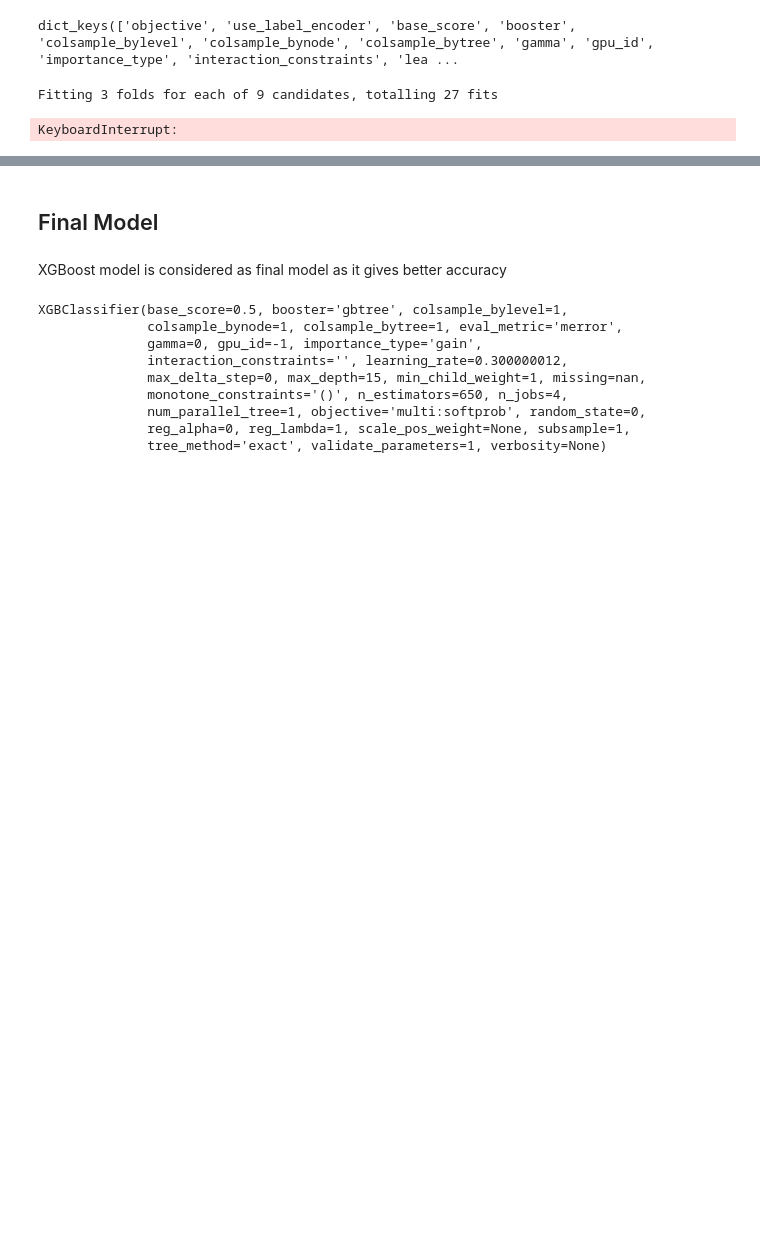
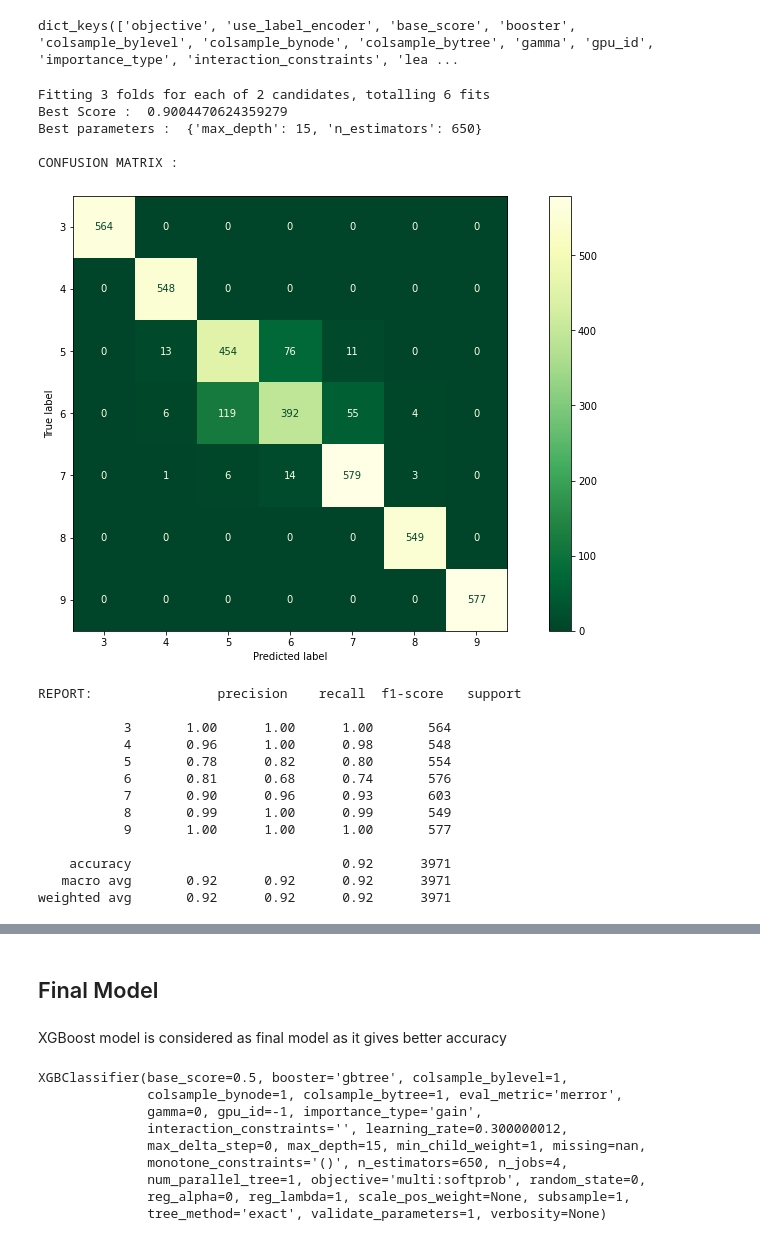
Before and after one commit to sumantha-NTS/Wine-Quality-Prediction, a Jupyter notebook: Predicting Wine Quality.ipynb, the cells around one changed output, grey strips where cells are left out. Drawn from its saved outputs; the diff is of its cells as text; code cells hidden in the pictures; blank space fills up the shorter version.

```diff
--- a/Predicting Wine Quality.ipynb
+++ b/Predicting Wine Quality.ipynb
@@ -739,7 +715,7 @@ CONFUSION MATRIX :
 from xgboost import XGBClassifier
 
 #initializing the model
-xgb = XGBClassifier(eval_metric='merror',n_estimators=650,max_depth=15)
+xgb = XGBClassifier(eval_metric='merror')
 
 #fitting the model and predicting for test data
 pred_xgb = xgb.fit(x_train,y_train).predict(x_test)
@@ -755,7 +731,6 @@ print('REPORT: ',classification_report(y_pred=pred_xgb,y_true=y_test))
 
 #calculating accuracy
 acc_xgb = accuracy_score(y_test,pred_xgb)
-acc_xgb
 # %% [output]
 CONFUSION MATRIX :
 [figure]
@@ -781,37 +755,54 @@ dict_keys(['objective', 'use_label_encoder', 'base_score', 'booster', 'colsample
 #Hyper parameter tuning using GridSearchCV
 from sklearn.model_selection import GridSearchCV
 
 #hyper parameters are
-params = {'n_estimators' : [600,650,700],
-          'max_depth':[10,15,20]
+params = {'n_estimators' : [650],
+          'max_depth':[10,15]
          }
 
 #initializing the grid
 grid = GridSearchCV(estimator=xgb,param_grid=params,cv=3,verbose=3,n_jobs=-1)
 
 #fitting the model
 grid.fit(x_train,y_train)
 
 print('Best Score : ',grid.best_score_)
 print('Best parameters : ',grid.best_params_,'\n')
 
 #predicting for test data
 pred_xgb = grid.predict(x_test)
 
 #plotting the confusion matrix
 print('CONFUSION MATRIX : ')
 fig, ax = plt.subplots(figsize=(15, 8))
 plot_confusion_matrix(estimator=grid, X=x_test, y_true=y_test,cmap='YlGn_r',ax=ax)
 plt.show()
 
 #printing the classification report
 print('REPORT: ',classification_report(y_pred=pred_xgb,y_true=y_test))
 
 #calculating accuracy
 acc_xgb = accuracy_score(y_test,pred_xgb)
 # %% [output]
-Fitting 3 folds for each of 9 candidates, totalling 27 fits
+Fitting 3 folds for each of 2 candidates, totalling 6 fits
+Best Score :  0.9004470624359279
+Best parameters :  {'max_depth': 15, 'n_estimators': 650}
+
+CONFUSION MATRIX :
+[figure, added]
-KeyboardInterrupt:
+REPORT:                precision    recall  f1-score   support
+
+           3       1.00      1.00      1.00       564
+           4       0.96      1.00      0.98       548
+           5       0.78      0.82      0.80       554
+           6       0.81      0.68      0.74       576
+           7       0.90      0.96      0.93       603
+           8       0.99      1.00      0.99       549
+           9       1.00      1.00      1.00       577
+
+    accuracy                           0.92      3971
+   macro avg       0.92      0.92      0.92      3971
+weighted avg       0.92      0.92      0.92      3971
 # %%
 #consolidating the result
 index = ['Logistic Regression','KNN','SVM','Adaboost','Random Forest','XGB']
```
Also changed, not shown: parts of 17 cells of this notebook.
